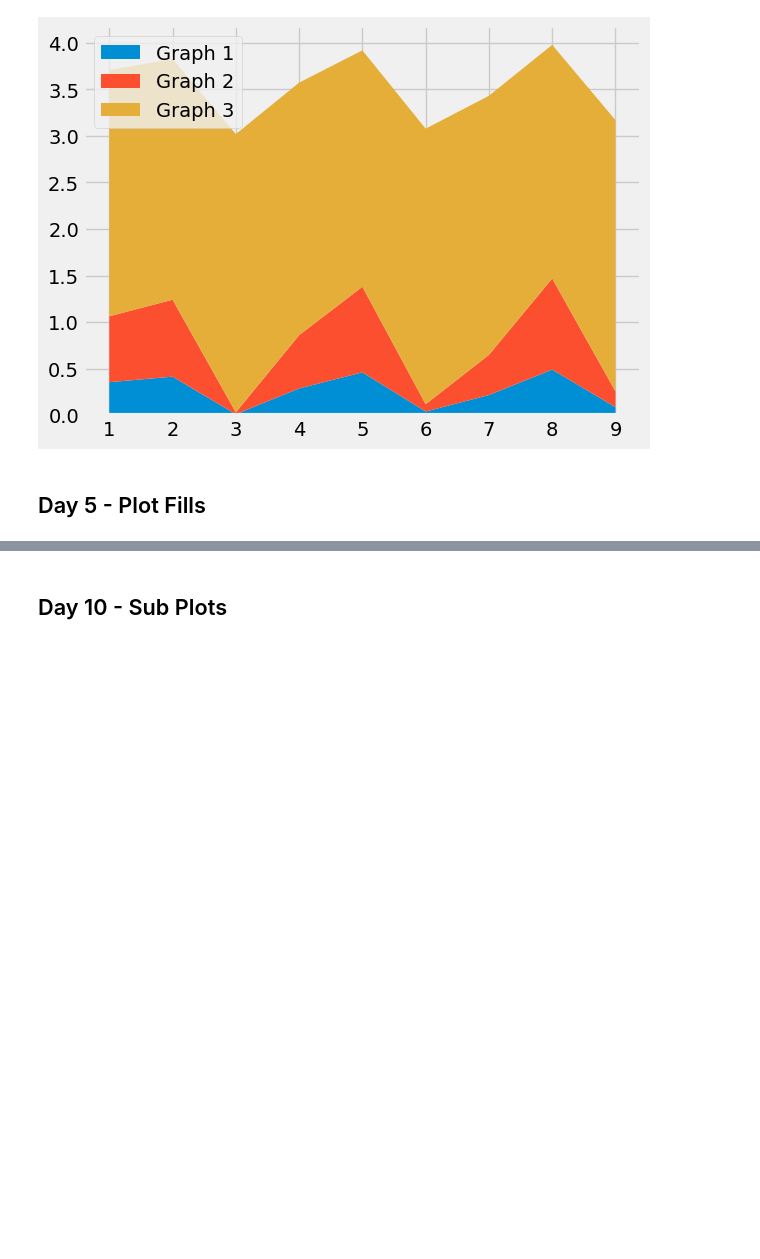
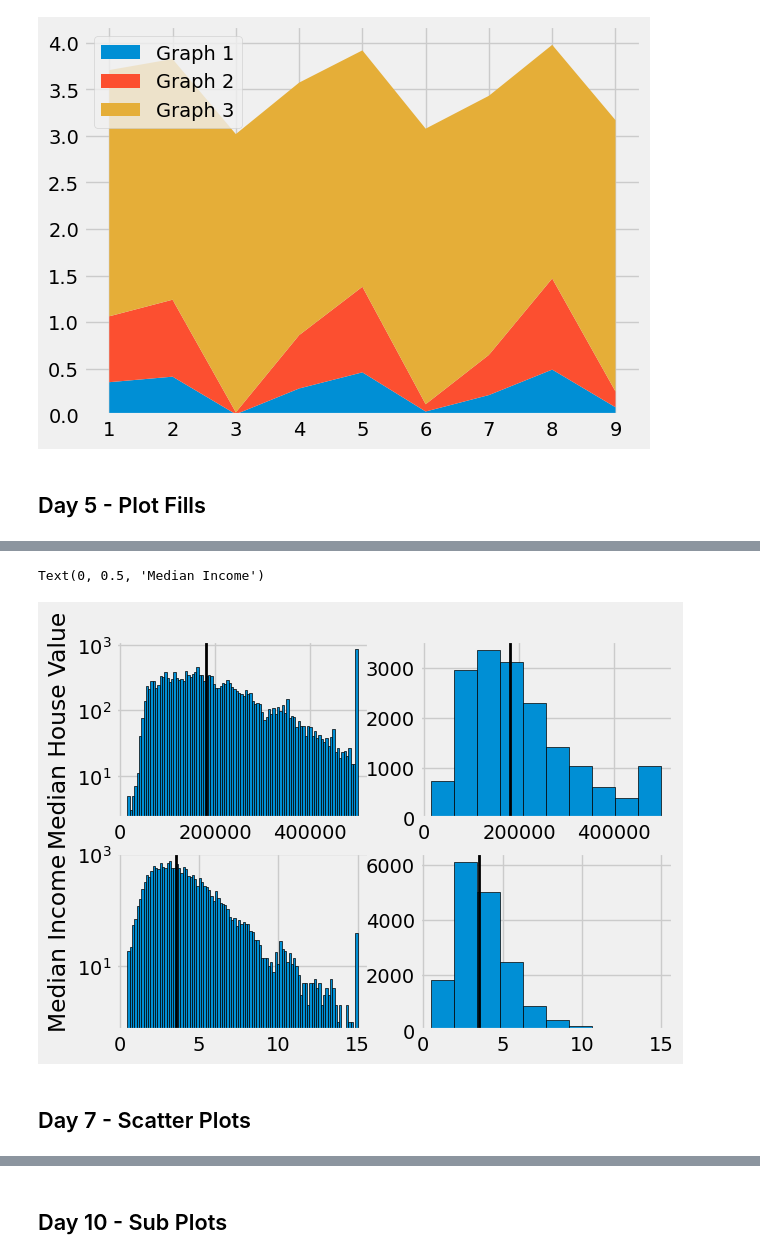
Before and after one commit to YLiu-101/Courses, a Jupyter notebook: Matplotlib/10_day_MatPlotLib.ipynb, the cells around one changed output, grey strips where cells are left out. Cells and saved outputs as stored; diff of their text form; code cells hidden in the pictures; blank space fills up the shorter version.

```diff
--- a/Matplotlib/10_day_MatPlotLib.ipynb
+++ b/Matplotlib/10_day_MatPlotLib.ipynb
@@ -116,0 +142,23 @@ plt.fill_between(arr/25,(arr/25)**0.5)
+# %%
+med_house = data['median_house_value'].median()
+med_income = data['median_income'].median()
+# %%
+fig,ax = plt.subplots(nrows=2,ncols=2)
+ax[0][0].hist(data['median_house_value'],bins=100,edgecolor='black',log=True)
+ax[0][1].hist(data['median_house_value'],bins=10,edgecolor='black')
+ax[1][0].hist(data['median_income'],bins=100,edgecolor='black',log=True)
+ax[1][1].hist(data['median_income'],bins=10,edgecolor='black')
+for i in range(2):
+  for j in range(2):
+    if j==0:
+      ax[j][i].axvline(med_house,color='black',linewidth=2)
+    if j==1:
+      ax[j][i].axvline(med_income,color='black',linewidth=2)
+
+ax[0][0].set_ylabel('Median House Value')
+ax[1][0].set_ylabel('Median Income')
+# %% [output]
+Text(0, 0.5, 'Median Income')
+[figure, added]
+# %% [markdown]
+## Day 7 - Scatter Plots
```
Also changed, not shown: parts of 20 cells of this notebook.
